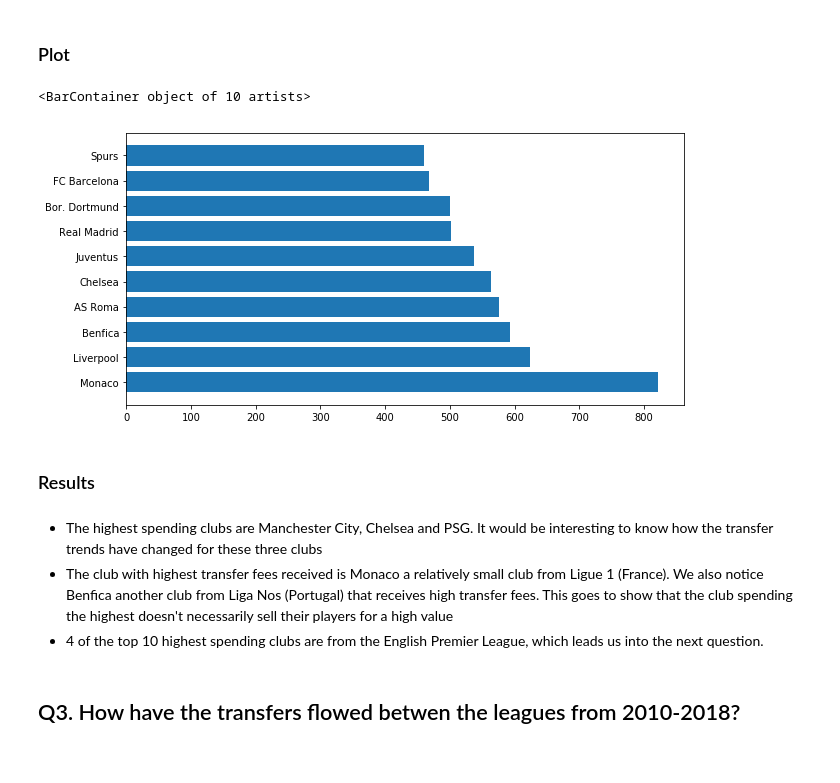
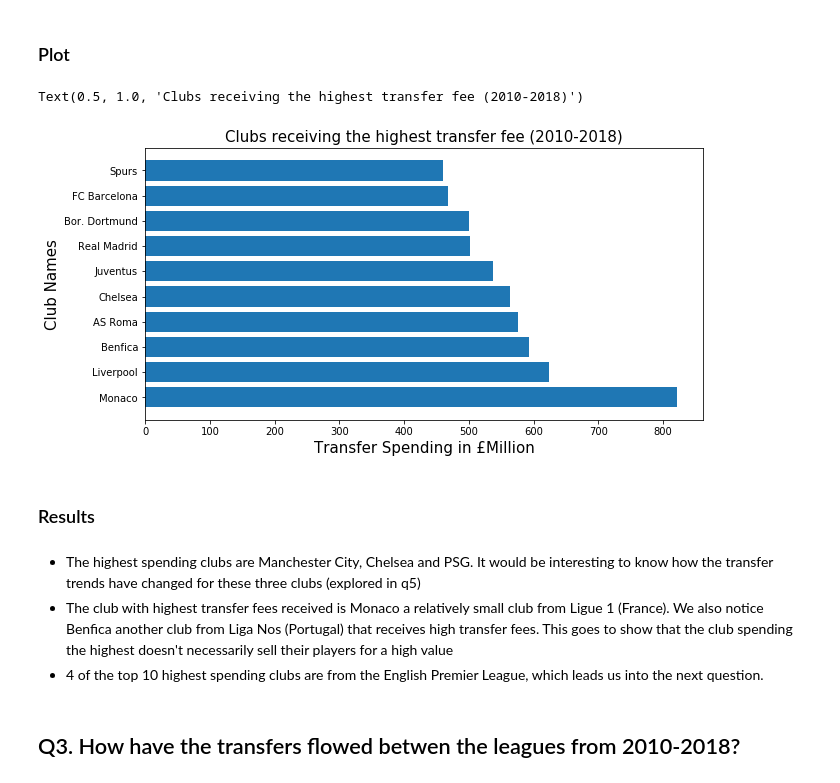
Before and after one commit to tharunsikhinam/data-512, a Jupyter notebook: data-512-project/Data-512-Analysis.ipynb, the cells around one changed output. Drawn from its saved outputs; the diff is of its cells as text; code cells hidden in the pictures.

```diff
--- a/data-512-project/Data-512-Analysis.ipynb
+++ b/data-512-project/Data-512-Analysis.ipynb
@@ -302,13 +376,16 @@ highestReceivers.head(10)
 # %%
 plt.rcParams["figure.figsize"] = (10,5)
 plt.barh(highestReceivers["club_involved_name"],highestReceivers["total_spending in £million"])
+plt.xlabel("Transfer Spending in £Million",fontsize = 15)
+plt.ylabel("Club Names",fontsize = 15)
+plt.title("Clubs receiving the highest transfer fee (2010-2018)",fontsize = 15)
 # %% [output]
-<BarContainer object of 10 artists>
+Text(0.5, 1.0, 'Clubs receiving the highest transfer fee (2010-2018)')
-[figure, old version]
+[figure, new version]
 # %% [markdown]
 ### Results
 # %% [markdown]
-- The highest spending clubs are Manchester City, Chelsea and PSG. It would be interesting to know how the transfer trends have changed for these three clubs
+- The highest spending clubs are Manchester City, Chelsea and PSG. It would be interesting to know how the transfer trends have changed for these three clubs (explored in q5)
 - The club with highest transfer fees received is Monaco a relatively small club from Ligue 1 (France). We also notice Benfica another club from Liga Nos (Portugal) that receives high transfer fees. This goes to show that the club spending the highest doesn't necessarily sell their players for a high value
 - 4 of the top 10 highest spending clubs are from the English Premier League, which leads us into the next question.
 # %% [markdown]
```
Also changed, not shown: parts of 40 cells of this notebook, 7 other files.
